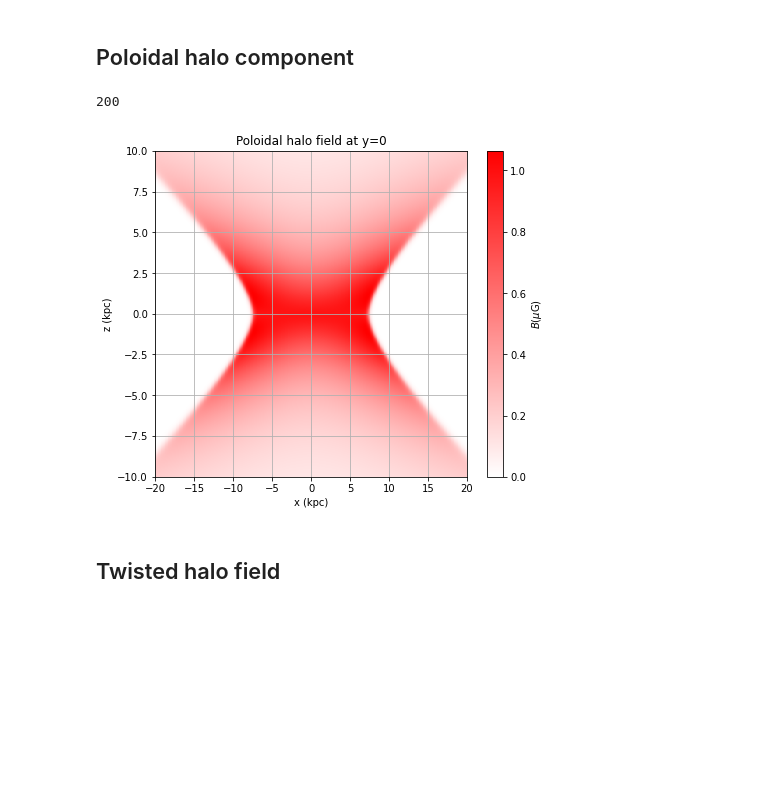
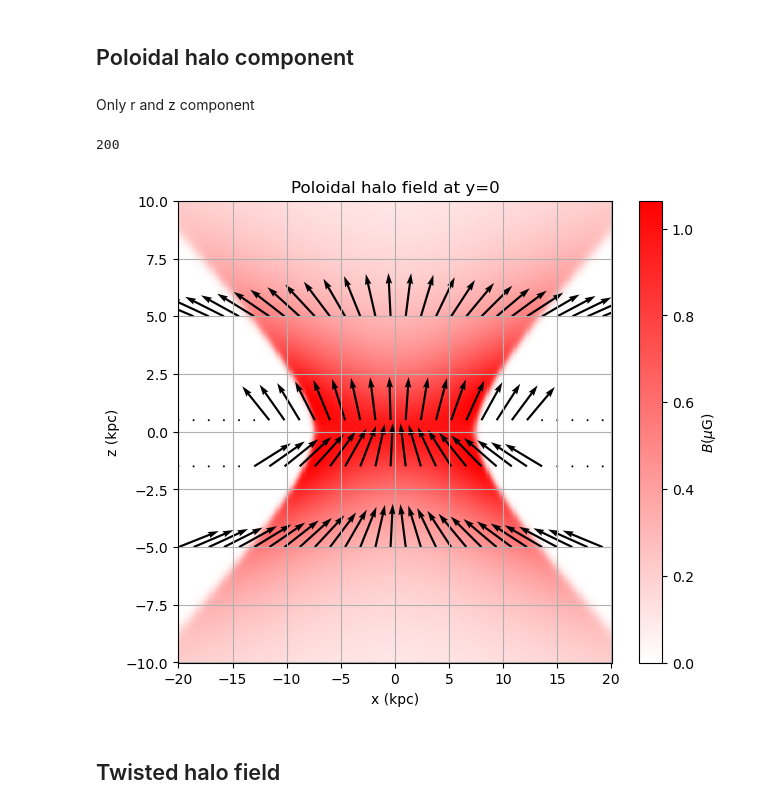
Before and after one commit to me-manu/gammaALPs, a Jupyter notebook: notebooks/example_UF23.ipynb, the cells around one changed output. Cells and saved outputs as stored; diff of their text form; code cells hidden in the pictures; blank space fills up the shorter version.

Commit message:
adding vectors for poloidal halo field plot

```diff
--- a/notebooks/example_UF23.ipynb
+++ b/notebooks/example_UF23.ipynb
@@ -122,5 +126,7 @@ plt.show()
 # %% [markdown]
 ## Poloidal halo component
+# %% [markdown]
+Only r and z component
 # %%
 yplot = 0
 idy = np.absolute(y-yplot).argmin()
@@ -141,23 +147,56 @@ BX_x = BX[0] * np.cos(pp[:,idy,...])
 BX_y = BX[0] * np.sin(pp[:,idy,...])
 
 BX_z = BX[2]
+BX_abss = np.where(BX_abs == 0, 1e-17, BX_abs)
 # %%
 cmap0 = LinearSegmentedColormap.from_list('', ['white', 'red'])
 plt.figure(figsize=(7,6))
 
 p = plt.pcolormesh(xx[:,idy,:], zz[:,idy,:], BX_abs, cmap=cmap0, shading='auto')
 
 plt.colorbar(p, label = '$B (\mu\mathrm{G})$')
 
+z0 = 0.5
+idz = np.absolute(z-z0).argmin()
+# print(idz, z[idz])
+step = 14
+plt.quiver(xx[:,idy,idz][::step],  zz[:,idy,idz][::step],
+           BX_x[:,idz][::step] / BX_abss[:,idz][::step], BX_z[:,idz][::step] / BX_abss[:,idz][::step],
+           width=5e-3, scale=10
+          )
+
+z0 = -1.5
+idz = np.absolute(z-z0).argmin()
+# print(z[idz])
+plt.quiver(xx[:,idy,idz][::step],  zz[:,idy,idz][::step],
+           BX_x[:,idz][::step] / BX_abss[:,idz][::step], BX_z[:,idz][::step] / BX_abss[:,idz][::step],
+           width=5e-3, scale=10
+          )
+
+z0 = -5
+idz = np.absolute(z-z0).argmin()
+# print(z[idz])
+plt.quiver(xx[:,idy,idz][::step],  zz[:,idy,idz][::step],
+           BX_x[:,idz][::step] / BX_abss[:,idz][::step], BX_z[:,idz][::step] / BX_abss[:,idz][::step],
+           width=5e-3, scale=10
+          )
+
+z0 = 5
+idz = np.absolute(z-z0).argmin()
+# print(z[idz])
+plt.quiver(xx[:,idy,idz][::step],  zz[:,idy,idz][::step],
+           BX_x[:,idz][::step] / BX_abss[:,idz][::step], BX_z[:,idz][::step] / BX_abss[:,idz][::step],
+           width=5e-3, scale=10
+          )
 # plt.streamplot(xx[:,idy,:], zz[:,idy,:], BX_x, BX_z, broken_streamlines=False, density=0.35)
 
 plt.title(f'Poloidal halo field at y={yplot}')
 plt.xlabel('x (kpc)')
 plt.ylabel('z (kpc)')
 plt.grid()
 
 plt.show()
 # %% [output]
-[figure, old version]
+[figure, new version]
 # %% [markdown]
 ## Twisted halo field
```
Also changed, not shown: parts of 7 cells of this notebook.
